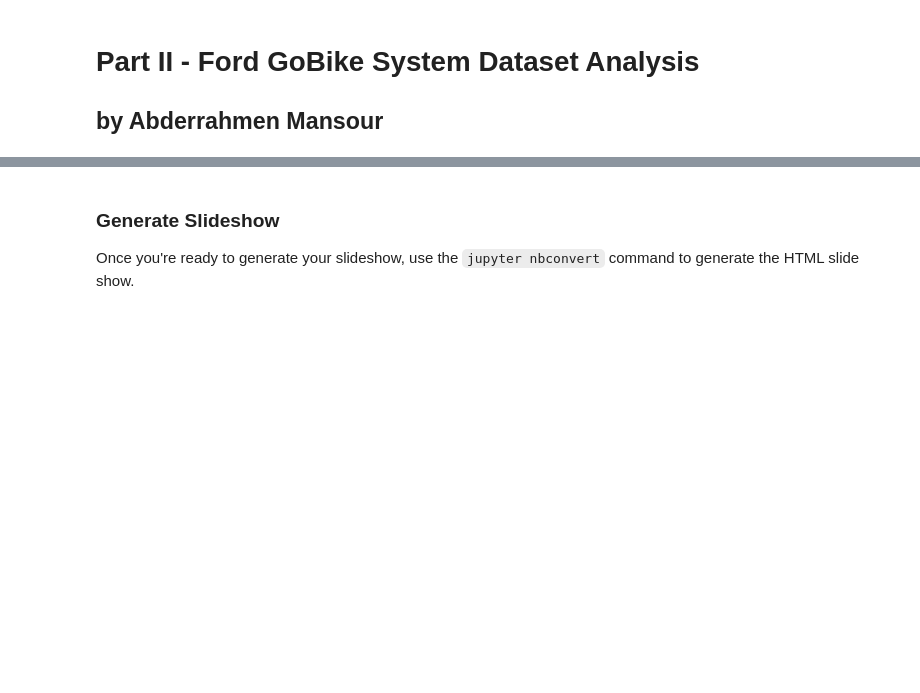
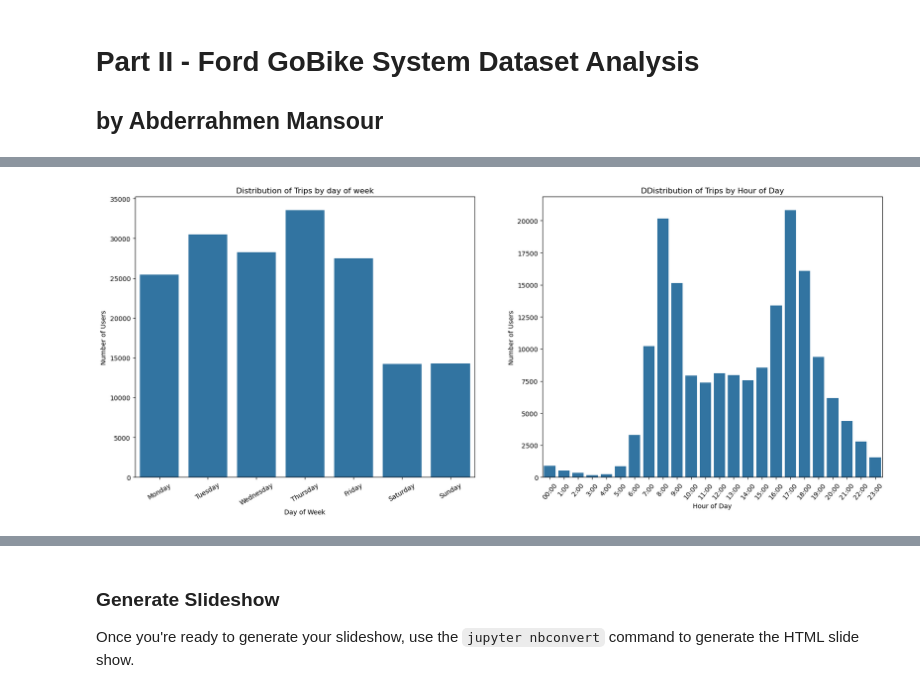
Before and after one commit to Abdou240/Data_Analyst_Nanodegree_ALX, a Jupyter notebook: Projekts/Projekt_3/Part_II_slide_deck_template.ipynb, the cells around one changed output, grey strips where cells are left out. Saved outputs shown, nothing was run; the diff lists cells and outputs as text; code cells hidden in the pictures; blank space fills up the shorter version.

```diff
--- a/Projekts/Projekt_3/Part_II_slide_deck_template.ipynb
+++ b/Projekts/Projekt_3/Part_II_slide_deck_template.ipynb
@@ -51,0 +20,2 @@ but feel free to add more if you'd like!
+# %%
+Bike_clean = pd.read_csv("Cleaned_Data.csv")
@@ -51,0 +33,66 @@ but feel free to add more if you'd like!
+# %%
+#First transform ordinal objects into the appropriate form
+var_dict = {'user_type': ['Subscriber','Customer'],
+            'start_day': ['Monday', 'Tuesday', 'Wednesday', 'Thursday', 'Friday', 'Saturday', 'Sunday'],
+            'end_day': ['Monday', 'Tuesday', 'Wednesday', 'Thursday', 'Friday', 'Saturday', 'Sunday']}
+#              'bike_share_for_all_trip': ['No', 'Yes'],
+#              'start_time(hr)': ['0', '1', '2', '3', '4', '5', '6', '7', '8', '9', '10', '11', '12', '13', '14', '15', '16', '17',
+#                             '18', '19', '20', '21', '22', '23'],
+#              'end_time(hr)': ['0', '1', '2', '3', '4', '5', '6', '7', '8', '9', '10', '11', '12', '13', '14', '15', '16', '17',
+#                             '18', '19', '20', '21', '22', '23']}
+for v in var_dict:
+    ordered_v = pd.api.types.CategoricalDtype(ordered = True, categories= var_dict[v])
+    Bike_clean[v] = Bike_clean[v].astype(ordered_v)
+# %%
+#to plot the three figures side by side
+plt.figure(figsize = [20, 18])
+color = sb.color_palette()[0]
+# set the spacing between subplots
+plt.subplots_adjust(left=0.1,
+                    bottom=0.1,
+                    right=0.9,
+                    top=0.9,
+                    wspace=0.2,
+                    hspace=0.4)
+
+#Distribution of start/end trips by day of the week
+plt.subplot(2, 2, 1)
+sb.countplot(data = Bike_clean, x ="start_day", color = color);
+plt.xticks(rotation = 30)
+plt.xlabel('Day of Week');
+plt.ylabel('Number of Users');
+plt.title('Distribution of Trips by day of week');
+
+plt.subplot(2, 2, 2)
+sb.countplot(data = Bike_clean, x = "start_time(hr)", color = color)
+#setting customized ticklabels for x axis
+labs = ['00:00', '1:00', '2:00', '3:00', '4:00', '5:00', '6:00', '7:00', '8:00', '9:00', '10:00', '11:00',
+       '12:00', '13:00', '14:00', '15:00', '16:00', '17:00','18:00', '19:00', '20:00', '21:00', '22:00', '23:00']
+plt.xticks(range(24), labs, rotation = 50)
+plt.xlabel('Hour of Day');
+plt.ylabel('Number of Users');
+plt.title('DDistribution of Trips by Hour of Day');
+
+
+# sb.countplot(data =Bike_clean, x= "end_day", color = color);
+# plt.xticks(rotation = 30)
+# plt.title('Distribution of end trips by day of the week');
+
+# #Distribution of start/end trips by Hour of the Day
+# plt.subplot(2, 2, 3)
+# sb.countplot(data = Bike_clean, x = "start_time(hr)", color = color)
+# #setting customized ticklabels for x axis
+# labs = ['00:00', '1:00', '2:00', '3:00', '4:00', '5:00', '6:00', '7:00', '8:00', '9:00', '10:00', '11:00',
+#        '12:00', '13:00', '14:00', '15:00', '16:00', '17:00','18:00', '19:00', '20:00', '21:00', '22:00', '23:00']
+# plt.xticks(range(24), labs, rotation = 50)
+# plt.title('DDistribution of Bike Start Time (hr)');
+
+# plt.subplot(2, 2, 4)
+# sb.countplot(data = Bike_clean , x ="end_time(hr)", color = color)
+# #setting customized ticklabels for x axis
+# labs = ['00:00', '1:00', '2:00', '3:00', '4:00', '5:00', '6:00', '7:00', '8:00', '9:00', '10:00', '11:00',
+#        '12:00', '13:00', '14:00', '15:00', '16:00', '17:00','18:00', '19:00', '20:00', '21:00', '22:00', '23:00']
+# plt.xticks(range(24), labs, rotation = 50)
+# plt.title('Distribution of Bike End Time (hr)');
+# %% [output]
+[figure, added]
```
Also changed, not shown: parts of 24 cells of this notebook.
